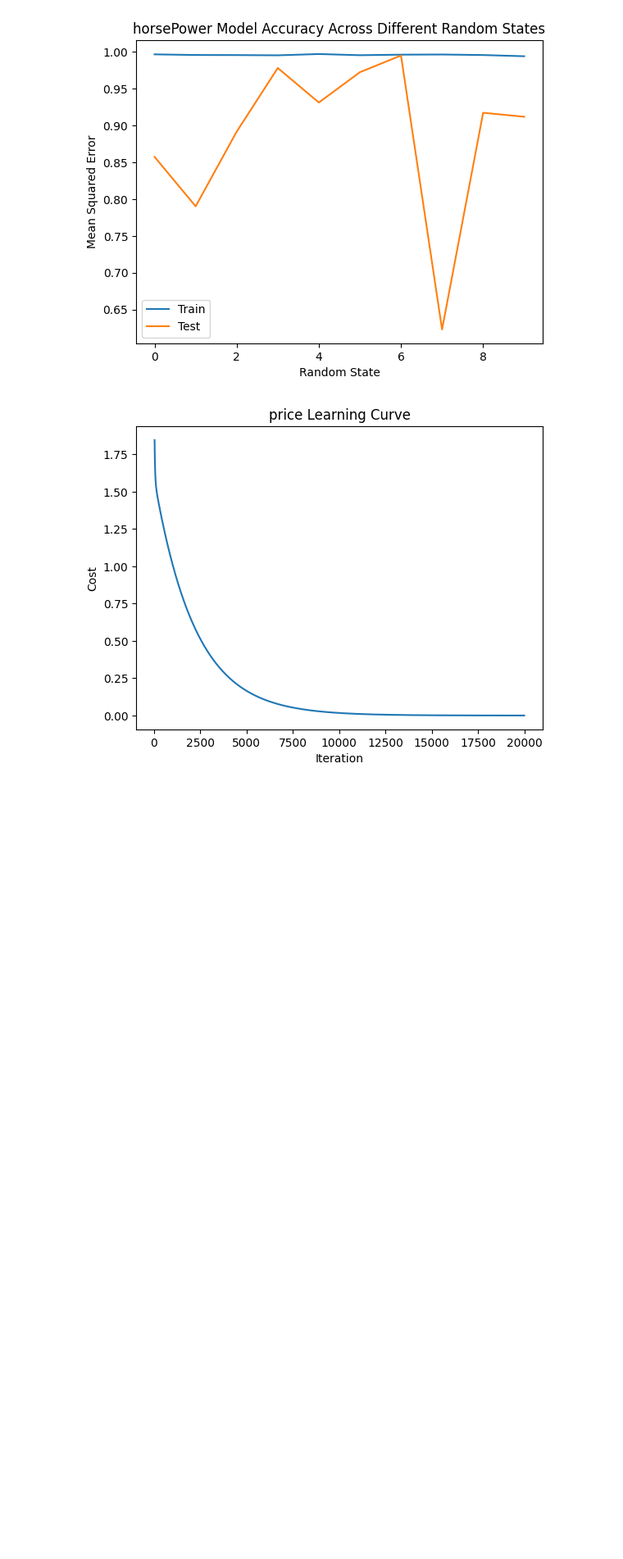
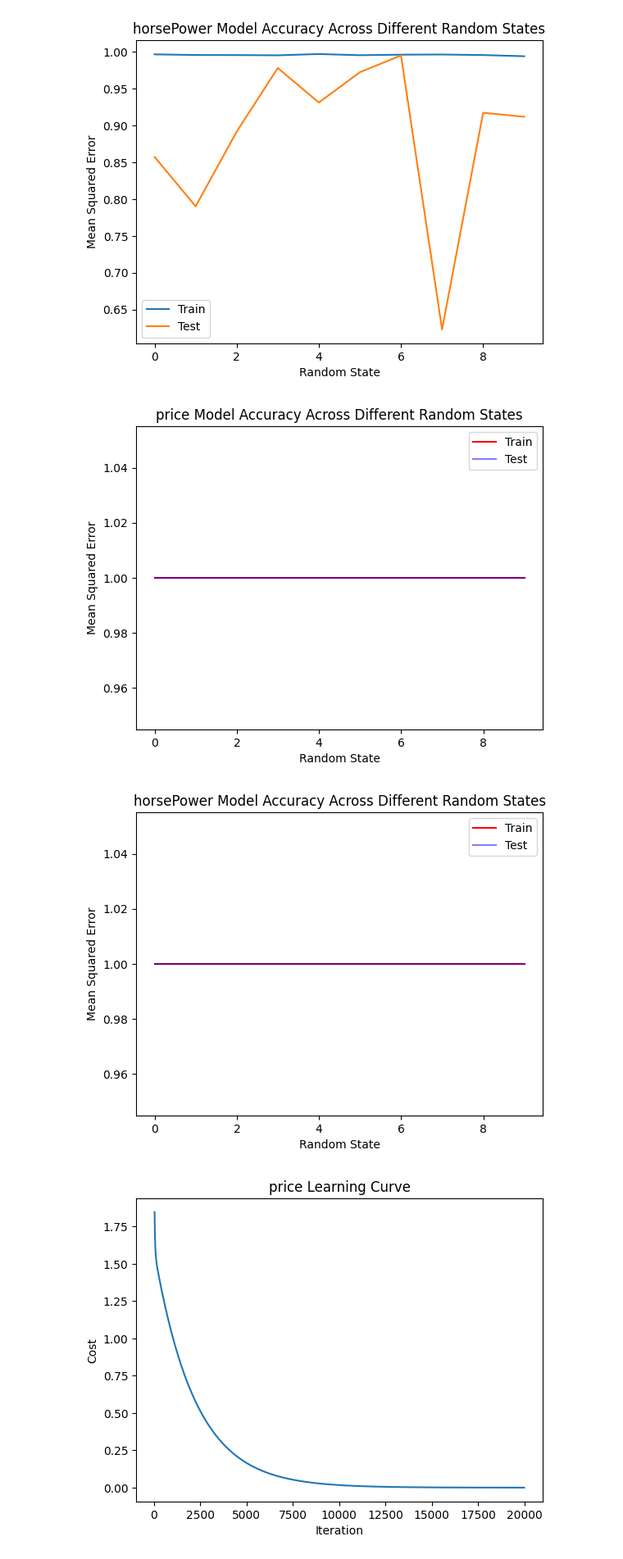
Before and after one commit to SoheilHajianManesh/Data-Sciense-Course-Projects, a Jupyter notebook: CA5/CA5.ipynb, the cells around one changed output. Shown at 82% size. Drawn from its saved outputs; the diff is of its cells as text; code cells hidden in the pictures; blank space fills up the shorter version.

Commit message:
completed the coparasion between sklearn lib model and our from scratch model

```diff
--- a/CA5/CA5.ipynb
+++ b/CA5/CA5.ipynb
@@ -729,6 +743,34 @@ plotRandomStatesMse(hpX, hpy , 0.05 , 500 , "horsePower")
 # %% [output]
 [figure]
 [figure]
+# %%
+def plotLibRandomStatesMse(X, y, learningRate, epochs , field):
+    randomStates = range(10)
+    trainScore = []
+    testScore = []
+
+    for state in randomStates:
+        XTrain, XTest, yTrain, yTest = train_test_split(X, y, test_size=0.2, random_state=state)
+
+        model = LinearRegression()
+        model.fit(XTrain, yTrain)
+
+        trainScore.append(model.score(XTrain , yTrain))
+        testScore.append(model.score(XTest ,yTest))
+
+    plt.plot(randomStates, trainScore, label='Train', color='red')
+    plt.plot(randomStates, testScore, label='Test', alpha=0.5, color='b')
+    plt.xlabel('Random State')
+    plt.ylabel('Mean Squared Error')
+    plt.title(f'{field} Model Accuracy Across Different Random States')
+    plt.legend()
+    plt.show()
+
+plotLibRandomStatesMse(X, y , 0.1 , 10000 , "price")
+plotLibRandomStatesMse(hpX, hpy , 0.05 , 500 , "horsePower")
+# %% [output]
+[figure, added]
+[figure, added]
 # %%
 def plotLearningCurve(fromPoint ,model ,field):
     plt.plot(range(fromPoint ,model.iterations), model.iterationsCost[fromPoint:])
```
Also changed, not shown: parts of 1 cell of this notebook.
